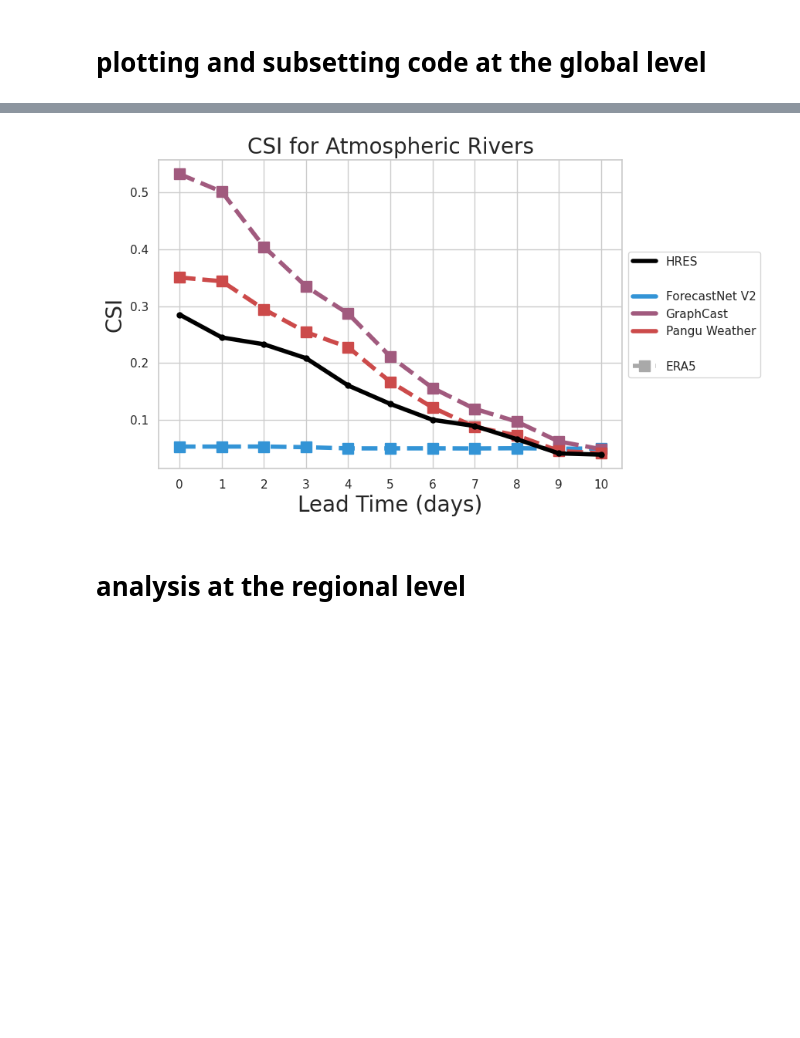
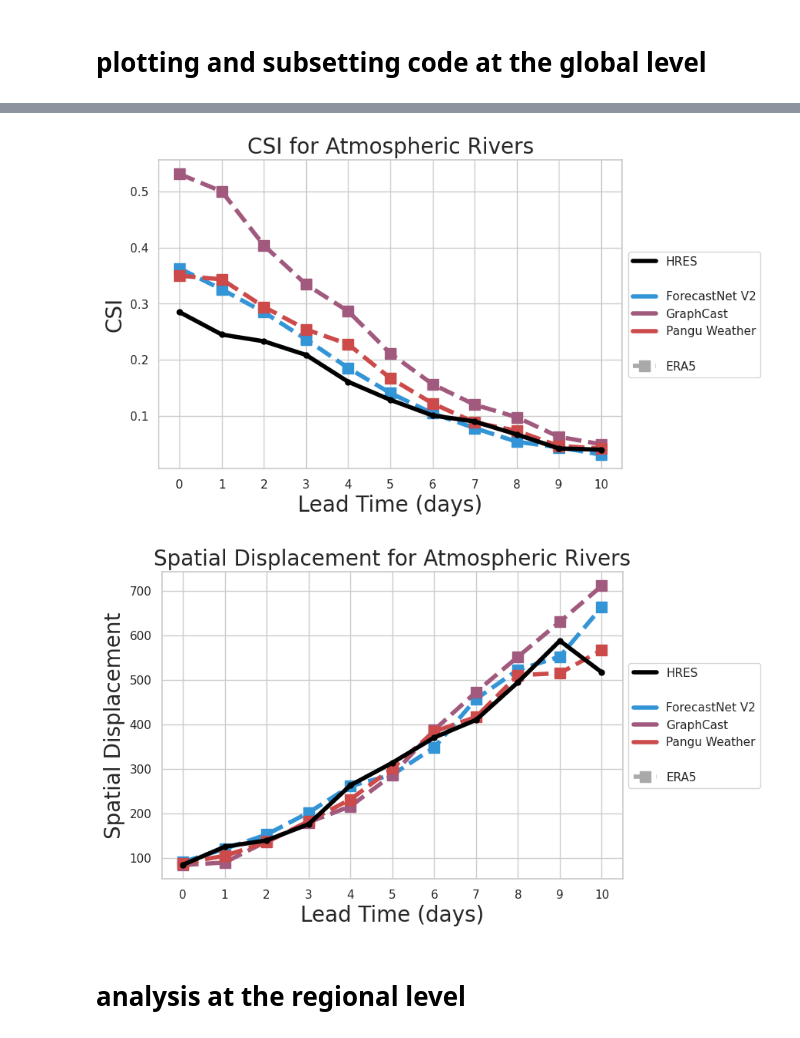
Before and after one commit to amymcgovern/extreme-weather-bench-paper, a Jupyter notebook: src/plots/ar_figures.ipynb, the cells around one changed output, grey strips where cells are left out. Drawn from its saved outputs; the diff is of its cells as text; code cells hidden in the pictures; blank space fills up the shorter version.

```diff
--- a/src/plots/ar_figures.ipynb
+++ b/src/plots/ar_figures.ipynb
@@ -116,7 +113,7 @@ gc_gfs_era5_settings_csi  = gc_gfs_cira_settings | gc_style | era5_group_style
 pangu_gfs_era5_settings_csi = pangu_gfs_cira_settings | pangu_style | era5_group_style
 hres_era5_settings_csi = hres_ifs_settings | hres_style | hres_group_style
 
-# grab the severe results
+# grab the ar CSI results
 fourv2_ar_plot_csi = pp.subset_results_to_xarray(results_df=fourv2_ar_results,
     forecast_source=fourv2_gfs_cira_settings['forecast_source'],
     target_source='ERA5', metric='CriticalSuccessIndex', init_time='zeroz')
@@ -133,4 +130,39 @@ hres_ar_plot_csi = pp.subset_results_to_xarray(results_df=hres_ar_results,
 # plot the results
 ar_data_csi = [fourv2_ar_plot_csi, gc_ar_plot_csi, pangu_ar_plot_csi, hres_ar_plot_csi]
 ar_settings_csi = [fourv2_gfs_era5_settings_csi, gc_gfs_era5_settings_csi, pangu_gfs_era5_settings_csi, hres_era5_settings_csi]
-print(fourv2_gfs_cira_settings)
+
+# grab the spatial displacement results
+fourv2_ar_plot_sd = pp.subset_results_to_xarray(results_df=fourv2_ar_results,
+    forecast_source=fourv2_gfs_cira_settings['forecast_source'],
+    target_source='ERA5', metric='spatial_displacement', init_time='zeroz')
+gc_ar_plot_sd = pp.subset_results_to_xarray(results_df=gc_ar_results,
+    forecast_source=gc_gfs_cira_settings['forecast_source'],
+    target_source='ERA5', metric='spatial_displacement', init_time='zeroz')
+pangu_ar_plot_sd  = pp.subset_results_to_xarray(results_df=pang_ar_results,
+    forecast_source=pangu_gfs_cira_settings['forecast_source'],
+    target_source='ERA5', metric='spatial_displacement', init_time='zeroz')
+hres_ar_plot_sd = pp.subset_results_to_xarray(results_df=hres_ar_results,
+    forecast_source=hres_era5_settings_csi['forecast_source'],
+    target_source='ERA5', metric='spatial_displacement', init_time='zeroz')
+
+ar_data_sd = [fourv2_ar_plot_sd, gc_ar_plot_sd, pangu_ar_plot_sd, hres_ar_plot_sd]
+ar_settings_sd = [fourv2_gfs_era5_settings_csi, gc_gfs_era5_settings_csi,
+    pangu_gfs_era5_settings_csi, hres_era5_settings_csi]
+
+# grab the early signal results
+# fourv2_ar_plot_es = pp.subset_results_to_xarray(results_df=fourv2_ar_results,
+#     forecast_source=fourv2_gfs_cira_settings['forecast_source'],
+#     target_source='ERA5', metric='EarlySignal', init_time='zeroz')
+# gc_ar_plot_es = pp.subset_results_to_xarray(results_df=gc_ar_results,
+#     forecast_source=gc_gfs_cira_settings['forecast_source'],
+#     target_source='ERA5', metric='EarlySignal', init_time='zeroz')
+# pangu_ar_plot_es  = pp.subset_results_to_xarray(results_df=pang_ar_results,
+#     forecast_source=pangu_gfs_cira_settings['forecast_source'],
+#     target_source='ERA5', metric='EarlySignal', init_time='zeroz')
+# hres_ar_plot_es = pp.subset_results_to_xarray(results_df=hres_ar_results,
+#     forecast_source=hres_era5_settings_csi['forecast_source'],
+#     target_source='ERA5', metric='EarlySignal', init_time='zeroz')
+
+# ar_data_es = [fourv2_ar_plot_es, gc_ar_plot_es, pangu_ar_plot_es, hres_ar_plot_es]
+# ar_settings_es = [fourv2_gfs_era5_settings_csi, gc_gfs_era5_settings_csi,
+#     pangu_gfs_era5_settings_csi, hres_era5_settings_csi]
@@ -155,14 +216,18 @@ Data variables:
 # %%
 pp.plot_results_by_metric(data=ar_data_csi, settings=ar_settings_csi,
     title='CSI for Atmospheric Rivers', show_all_in_legend=False, y_label='CSI')
+pp.plot_results_by_metric(data=ar_data_sd, settings=ar_settings_sd,
+    title='Spatial Displacement for Atmospheric Rivers',
+    show_all_in_legend=False, y_label='Spatial Displacement')
 # pp.plot_results_by_metric(data=severe_data_fn, settings=severe_settings_fn,
 #     title='False Negatives Local Storm Reports', show_all_in_legend=False)
 # pp.plot_two_results_by_metric(data1=severe_data_tp, data2=severe_data_fn,
 #     settings1=severe_settings_tp, settings2=severe_settings_fn,
 #     y_label1='True Positives', y_label2='False Negatives',
 #     title='Local Storm Reports', show_all_in_legend=False)
 # %% [output]
-[figure, old version]
+[figure, new version]
+[figure, added]
 # %% [markdown]
 # analysis at the regional level
 # %%
```
Also changed, not shown: parts of 21 cells of this notebook.
